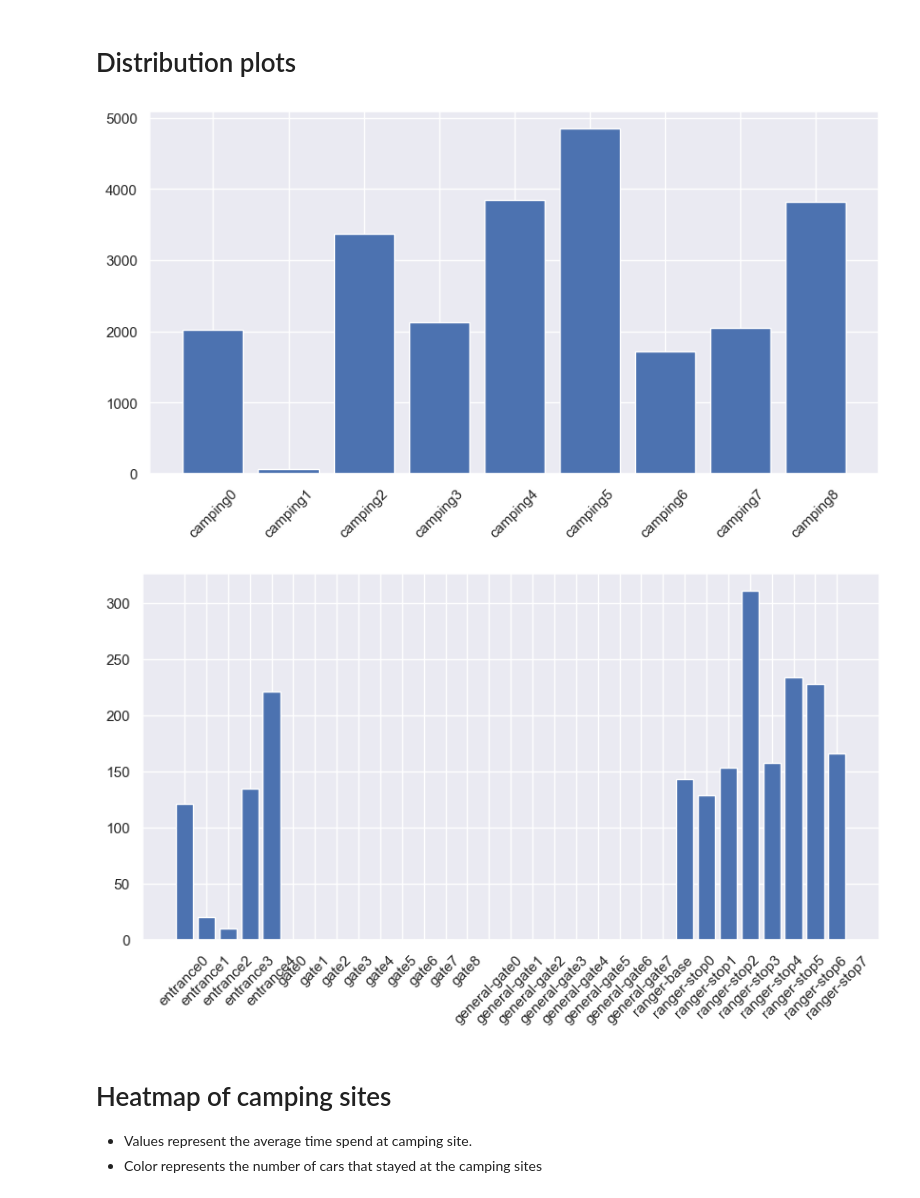
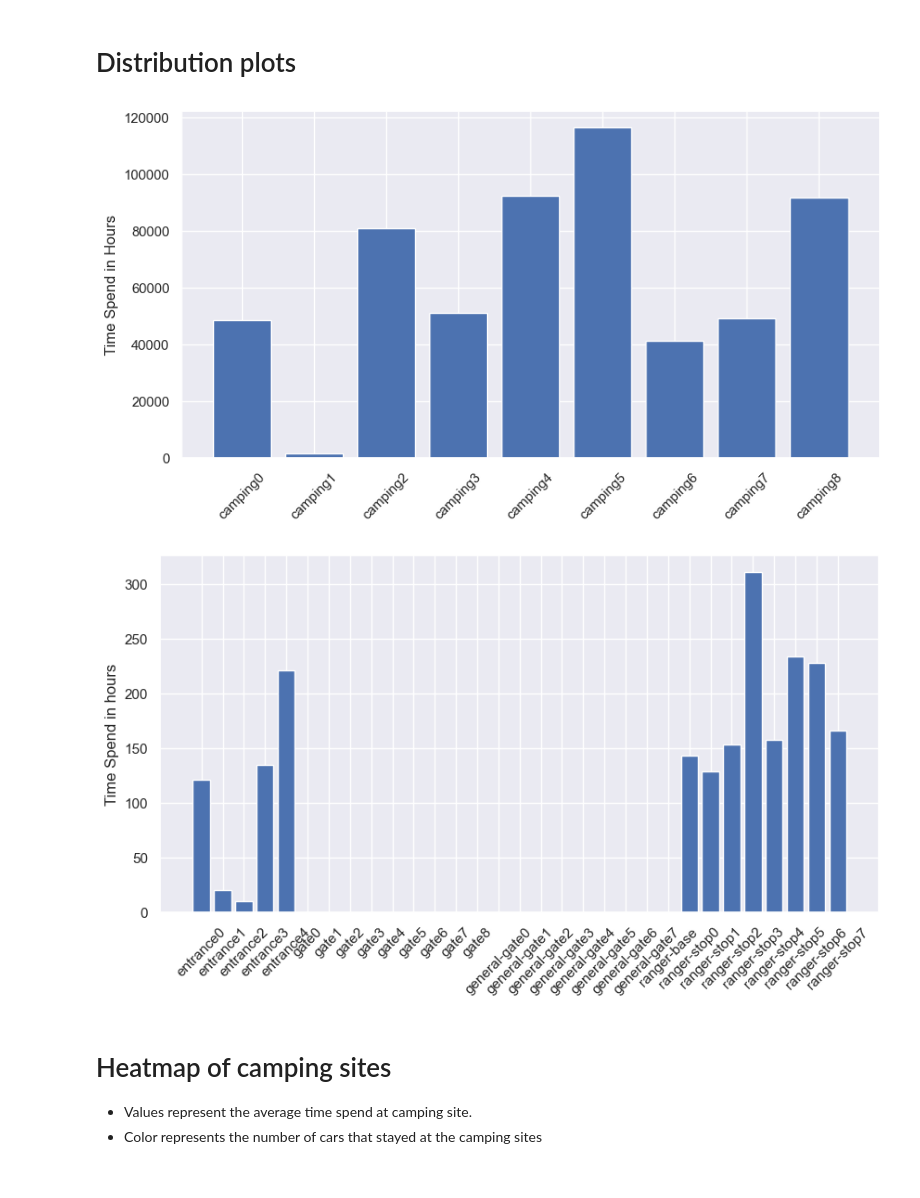
Before and after one commit to Visual-Analytics-2024/VA-Project, a Jupyter notebook: Python/Notebooks/restructuring data.ipynb, the cells around one changed output. Saved outputs shown, nothing was run; the diff lists cells and outputs as text; code cells hidden in the pictures.

Commit message:
changed time from mins to hours in restructuring data file

```diff
--- a/Python/Notebooks/restructuring data.ipynb
+++ b/Python/Notebooks/restructuring data.ipynb
@@ -43,20 +43,25 @@ df_new = restructure_data(data_dic)
 df_new.to_csv(os.path.join(path,"data/selploop.csv"))
 # %% [markdown]
 # Distribution plots
+# %%
+df_new = pd.read_csv(os.path.join(path,"data/selploop.csv"),index_col=0)
+# %%
+df_new['car_type'] = df_new['car_type'].astype("str")
 # %%
 total_time_stayed_at_a_node = []
 for colname in df_new.columns[5:14]:
     total_time_stayed_at_a_node.append(np.sum(df_new[colname]))
 # %%
-y = np.array(total_time_stayed_at_a_node)/(60*24)
+y = np.array(total_time_stayed_at_a_node)/(60)
 x=  df_new.columns[5:14]
 # %%
 fig = plt.figure(figsize=(10,5))
 plt.bar(x,y)
+plt.ylabel("Time Spend in Hours")
 plt.xticks(rotation=45)
 plt.show()
 # %% [output]
-[figure, old version]
+[figure, new version]
 # %%
 total_time_stayed_at_a_node = []
 for colname in df_new.columns[14:-1]:
@@ -67,10 +72,11 @@ y = np.array(total_time_stayed_at_a_node)/60
 # %%
 fig = plt.figure(figsize=(10,5))
 plt.bar(x,y)
+plt.ylabel("Time Spend in hours")
 plt.xticks(rotation=45)
 plt.show()
 # %% [output]
-[figure, old version]
+[figure, new version]
 # %% [markdown]
 # Heatmap of camping sites
 
```
Also changed, not shown: parts of 4 cells of this notebook, 4 other files.
